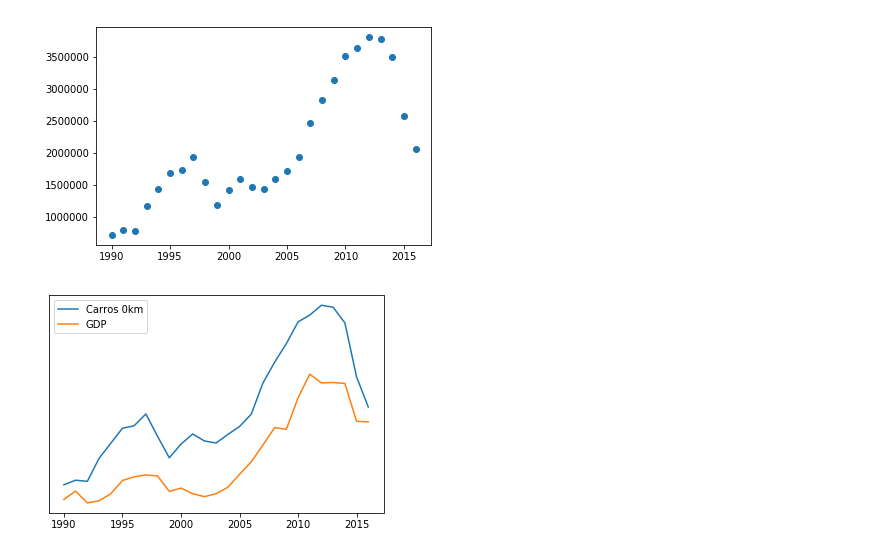
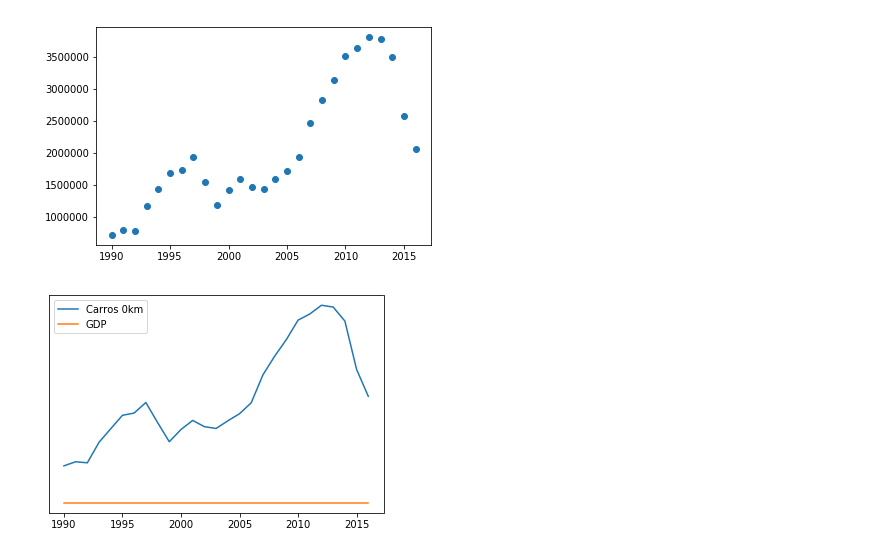
Before and after one commit to allandcnarciso/Sell-Cars-GPD-Regression-, a Jupyter notebook: analysis.ipynb, the cells around one changed output. Saved outputs shown, nothing was run; the diff lists cells and outputs as text; code cells hidden in the pictures.

```diff
--- a/analysis.ipynb
+++ b/analysis.ipynb
@@ -9,7 +13,7 @@ gpdframe = pd.read_csv("datasets/gpd.csv")
 # %%
 gpd_years = []
 gpd_values = gpdframe.values.astype(float)
-gpd_values = np.array(gpd_values[0])
+gpd_values = np.array(gpd_values[0]/1000000000000)
 for i in gpdframe:
     gpd_years.append(i)
 gpd_years = np.asarray(gpd_years)
@@ -75,9 +90,9 @@ plt.show()
 [figure]
 # %%
 plt.plot(np.arange(1990,2017,1),car_amount[0:len(car_amount)-1], label='Carros 0km')
-plt.plot(np.arange(1990,2017,1),gpd_values[30:len(gpd_values)]/1000000, label='GDP')
+plt.plot(np.arange(1990,2017,1),gpd_values[30:len(gpd_values)], label='GDP')
 plt.yticks([])
 plt.legend()
 plt.show()
 # %% [output]
-[figure, old version]
+[figure, new version]
```
Also changed, not shown: parts of 9 cells of this notebook, 2 other files.
